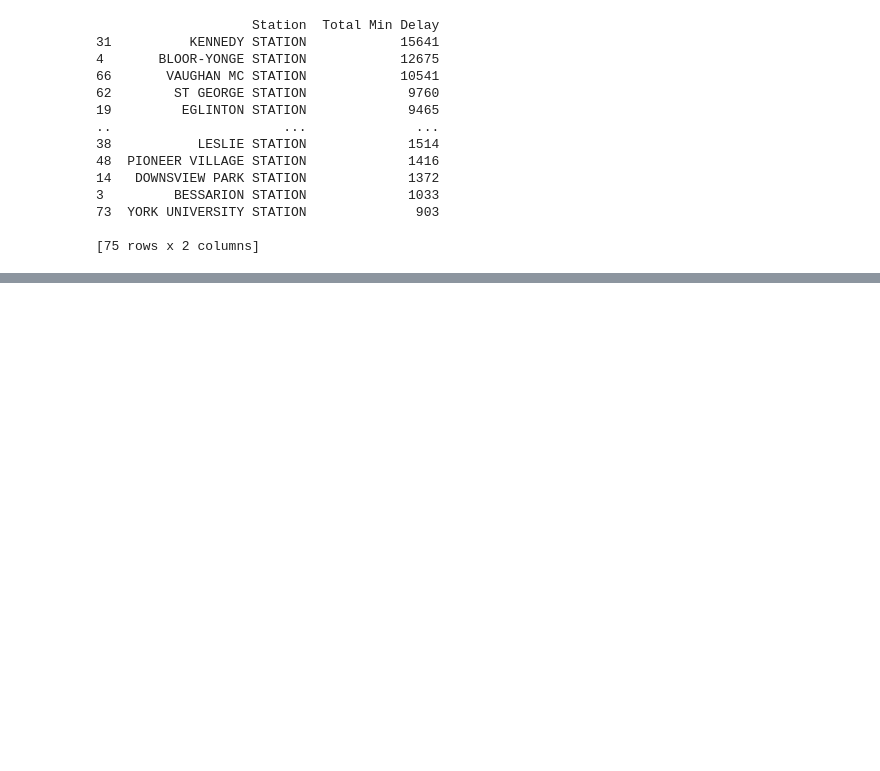
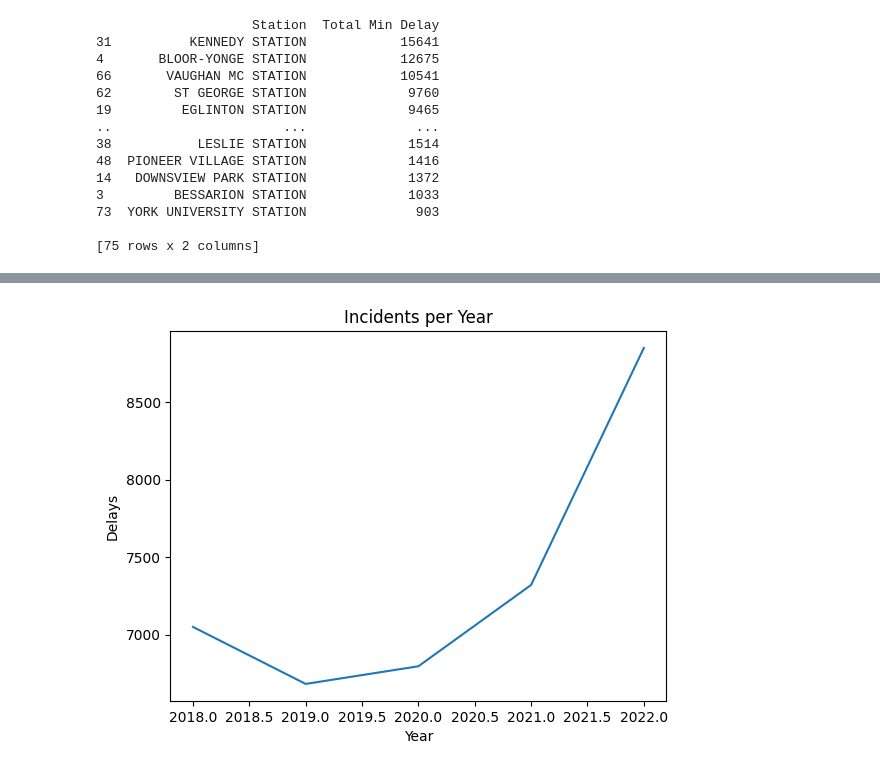
Before and after one commit to euan-nr/TTC-Incident-Reporting, a Jupyter notebook: TTC_Delays.ipynb, the cells around one changed output, grey strips where cells are left out. Cells and saved outputs as stored; diff of their text form; code cells hidden in the pictures; blank space fills up the shorter version.

```diff
--- a/TTC_Delays.ipynb
+++ b/TTC_Delays.ipynb
@@ -149,7 +115,8 @@ df['Station'] = df['Station'].replace({
     'SCARBOROUGH CTR STATIO':'SCARBOROUGH CENTRAL STATION',
     'SCARB CTR STATION':'SCARBOROUGH CENTRAL STATION',
     'SCARBOROUGH CENTRE STA':'SCARBOROUGH CENTRAL STATION',
-    'YONGE  STATION':'BLOOR-YONGE STATION'
+    'YONGE  STATION':'BLOOR-YONGE STATION',
+    'ST GEORGE  STATION':'ST GEORGE STATION'
 })
 df['Station'] = df['Station'].str.replace("QUEENS", "QUEEN'S", regex=False) #Correct naming of Queen's Park
 df['Station'] = df['Station'].str.replace(r"\b\w+\sTO\s(.+?\s)?STATION\b", "STATION", regex=True) #Removing "TO X" before station
@@ -207,3 +224,18 @@ print(station_delay_sum)
 73  YORK UNIVERSITY STATION              903
 
 [75 rows x 2 columns]
+# %%
+#Incidents by year - get year, count frequency of years
+df['Year']=df['Datetime'].dt.year
+df['Month']=df['Datetime'].dt.month
+df['Day']=df['Datetime'].dt.day
+dfCOMP=df.drop(df[df['Year']==2023].index) #remove 2023 from the data as it's not finished
+year_count=dfCOMP['Year'].value_counts().reset_index()
+year_count.columns=['Year','Count']
+year_count=year_count.sort_values(by='Year',ascending=True)
+print(year_count.reset_index(drop=True))
+print("\n")
+month_count=dfCOMP['Month'].value_counts().reset_index()
+month_count.columns=['Month','Count']
+month_count=month_count.sort_values(by='Month',ascending=True)
+print(month_count.reset_index(drop=True))
@@ -209,0 +260,10 @@ print(station_delay_sum)
+# %%
+df['Month Year']=df['Datetime'].dt.to_period('M')
+my_count=df['Month Year'].value_counts().reset_index()
+my_count.columns=['Month Year','Count']
+my_count=my_count.sort_values(by='Month Year',ascending=True).reset_index(drop=True)
+print("In Chronological Order:")
+print(my_count)
+print("\n")
+print("In Descending Order of Incident Frequency:")
+print(my_count.sort_values(by='Count',ascending=False))
@@ -209,0 +319,15 @@ print(station_delay_sum)
+# %%
+#Plotting delays by year excluding 2023
+def yearplt(df,title):
+  year_count=df['Year'].value_counts().reset_index()
+  year_count.columns=['Year','Count']
+  year_count=year_count.sort_values(by='Year',ascending=True)
+  year_count=year_count.drop(year_count[year_count['Year']==2023].index)
+  plt.plot(year_count['Year'],year_count['Count'])
+  plt.xlabel('Year')
+  plt.ylabel('Delays')
+  plt.title(title)
+  plt.show()
+yearplt(df,'Incidents per Year')
+# %% [output]
+[figure, added]
```
Also changed, not shown: parts of 16 cells of this notebook.
